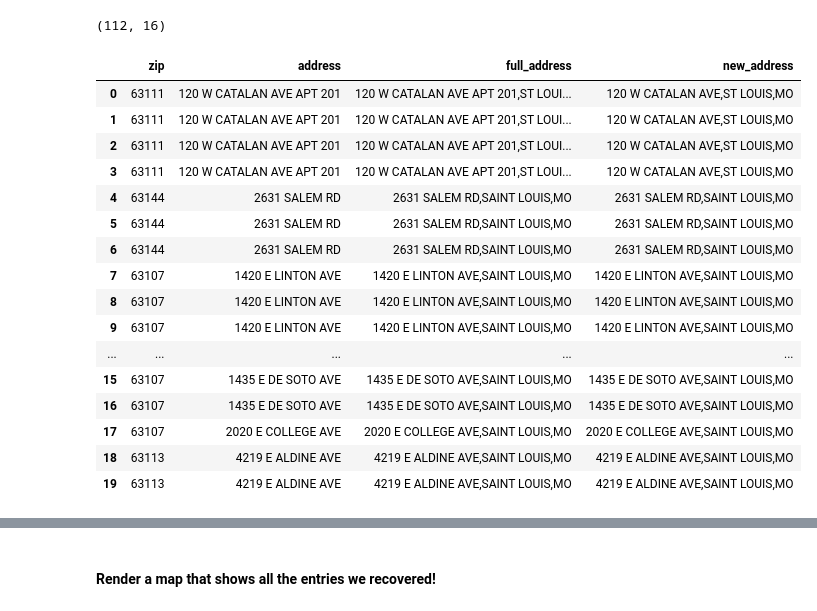
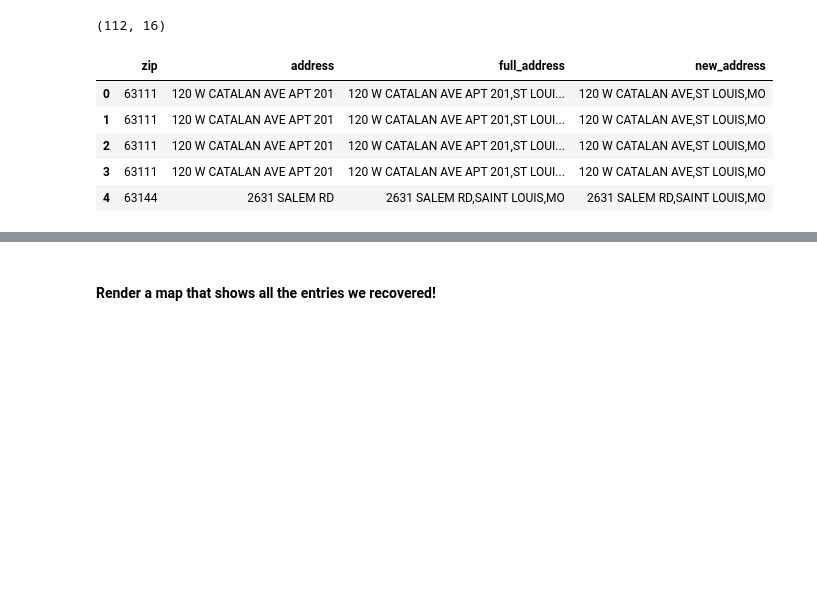
Before and after one commit to PMattox/dsa_masters, a Jupyter notebook: DSA_Capstone/Failed_Geocoding_MSOR.ipynb, the cells around one changed output, grey strips where cells are left out. Saved outputs shown, nothing was run; the diff lists cells and outputs as text; code cells hidden in the pictures; blank space fills up the shorter version.

```diff
--- a/DSA_Capstone/Failed_Geocoding_MSOR.ipynb
+++ b/DSA_Capstone/Failed_Geocoding_MSOR.ipynb
@@ -374,22 +374,11 @@ print(msor_nogeo_redux.shape)
 # %% [output]
 (112, 16)
 # %%
-msor_nogeo_redux[['zip','address','full_address','new_address']].head(20)
+msor_nogeo_redux[['zip','address','full_address','new_address']].head()
 # %% [output]
 |  | zip | address | full_address | new_address |
 | 0 | 63111 | 120 W CATALAN AVE APT 201 | 120 W CATALAN AVE APT 201,ST LOUI... | 120 W CATALAN AVE,ST LOUIS,MO |
 | 1 | 63111 | 120 W CATALAN AVE APT 201 | 120 W CATALAN AVE APT 201,ST LOUI... | 120 W CATALAN AVE,ST LOUIS,MO |
 | 2 | 63111 | 120 W CATALAN AVE APT 201 | 120 W CATALAN AVE APT 201,ST LOUI... | 120 W CATALAN AVE,ST LOUIS,MO |
 | 3 | 63111 | 120 W CATALAN AVE APT 201 | 120 W CATALAN AVE APT 201,ST LOUI... | 120 W CATALAN AVE,ST LOUIS,MO |
 | 4 | 63144 | 2631 SALEM RD | 2631 SALEM RD,SAINT LOUIS,MO | 2631 SALEM RD,SAINT LOUIS,MO |
-| 5 | 63144 | 2631 SALEM RD | 2631 SALEM RD,SAINT LOUIS,MO | 2631 SALEM RD,SAINT LOUIS,MO |
-| 6 | 63144 | 2631 SALEM RD | 2631 SALEM RD,SAINT LOUIS,MO | 2631 SALEM RD,SAINT LOUIS,MO |
-| 7 | 63107 | 1420 E LINTON AVE | 1420 E LINTON AVE,SAINT LOUIS,MO | 1420 E LINTON AVE,SAINT LOUIS,MO |
-| 8 | 63107 | 1420 E LINTON AVE | 1420 E LINTON AVE,SAINT LOUIS,MO | 1420 E LINTON AVE,SAINT LOUIS,MO |
-| 9 | 63107 | 1420 E LINTON AVE | 1420 E LINTON AVE,SAINT LOUIS,MO | 1420 E LINTON AVE,SAINT LOUIS,MO |
-| ... | ... | ... | ... | ... |
-| 15 | 63107 | 1435 E DE SOTO AVE | 1435 E DE SOTO AVE,SAINT LOUIS,MO | 1435 E DE SOTO AVE,SAINT LOUIS,MO |
-| 16 | 63107 | 1435 E DE SOTO AVE | 1435 E DE SOTO AVE,SAINT LOUIS,MO | 1435 E DE SOTO AVE,SAINT LOUIS,MO |
-| 17 | 63107 | 2020 E COLLEGE AVE | 2020 E COLLEGE AVE,SAINT LOUIS,MO | 2020 E COLLEGE AVE,SAINT LOUIS,MO |
-| 18 | 63113 | 4219 E ALDINE AVE | 4219 E ALDINE AVE,SAINT LOUIS,MO | 4219 E ALDINE AVE,SAINT LOUIS,MO |
-| 19 | 63113 | 4219 E ALDINE AVE | 4219 E ALDINE AVE,SAINT LOUIS,MO | 4219 E ALDINE AVE,SAINT LOUIS,MO |
```
Also changed, not shown: parts of 42 cells of this notebook, 2 other files.
